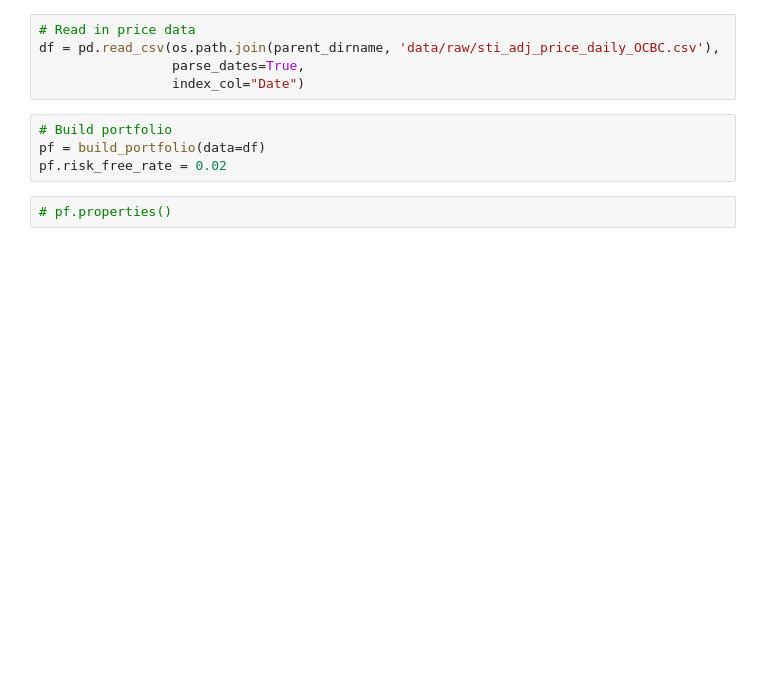
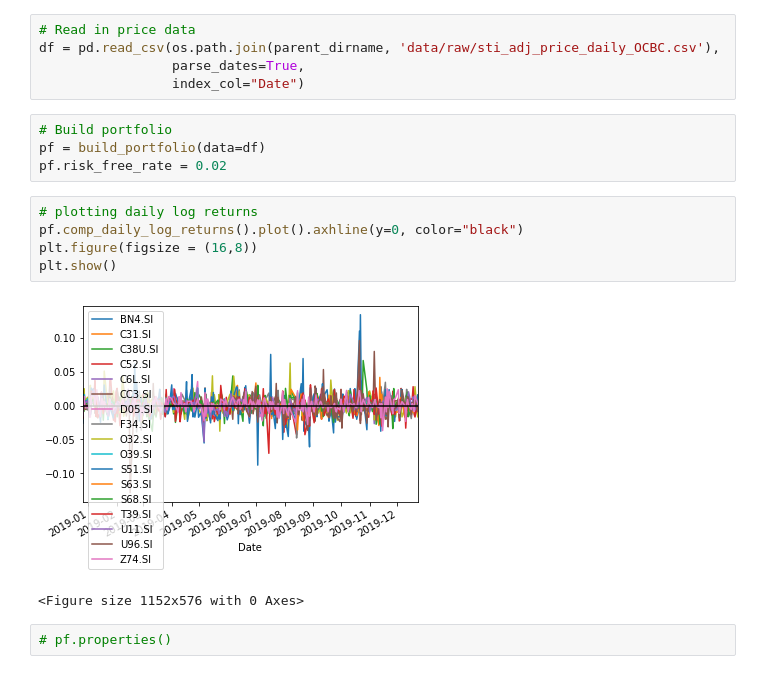
Before and after one commit to howewenann/stocks_analysis, a Jupyter notebook: notebooks/1.0-hwant-STI-portfolio-optimization-daily-Copy1.ipynb, the cells around one changed output. Drawn from its saved outputs; the diff is of its cells as text; blank space fills up the shorter version.

Commit message:
added daily log returns plot

```diff
--- a/notebooks/1.0-hwant-STI-portfolio-optimization-daily-Copy1.ipynb
+++ b/notebooks/1.0-hwant-STI-portfolio-optimization-daily-Copy1.ipynb
@@ -17,6 +17,14 @@ df = pd.read_csv(os.path.join(parent_dirname, 'data/raw/sti_adj_price_daily_OCBC
 # Build portfolio
 pf = build_portfolio(data=df)
 pf.risk_free_rate = 0.02
+# %%
+# plotting daily log returns
+pf.comp_daily_log_returns().plot().axhline(y=0, color="black")
+plt.figure(figsize = (16,8))
+plt.show()
+# %% [output]
+[figure, added]
+<Figure size 1152x576 with 0 Axes>
 # %%
 # pf.properties()
 # %%
```
Also changed, not shown: parts of 10 cells of this notebook, 1 other file.
